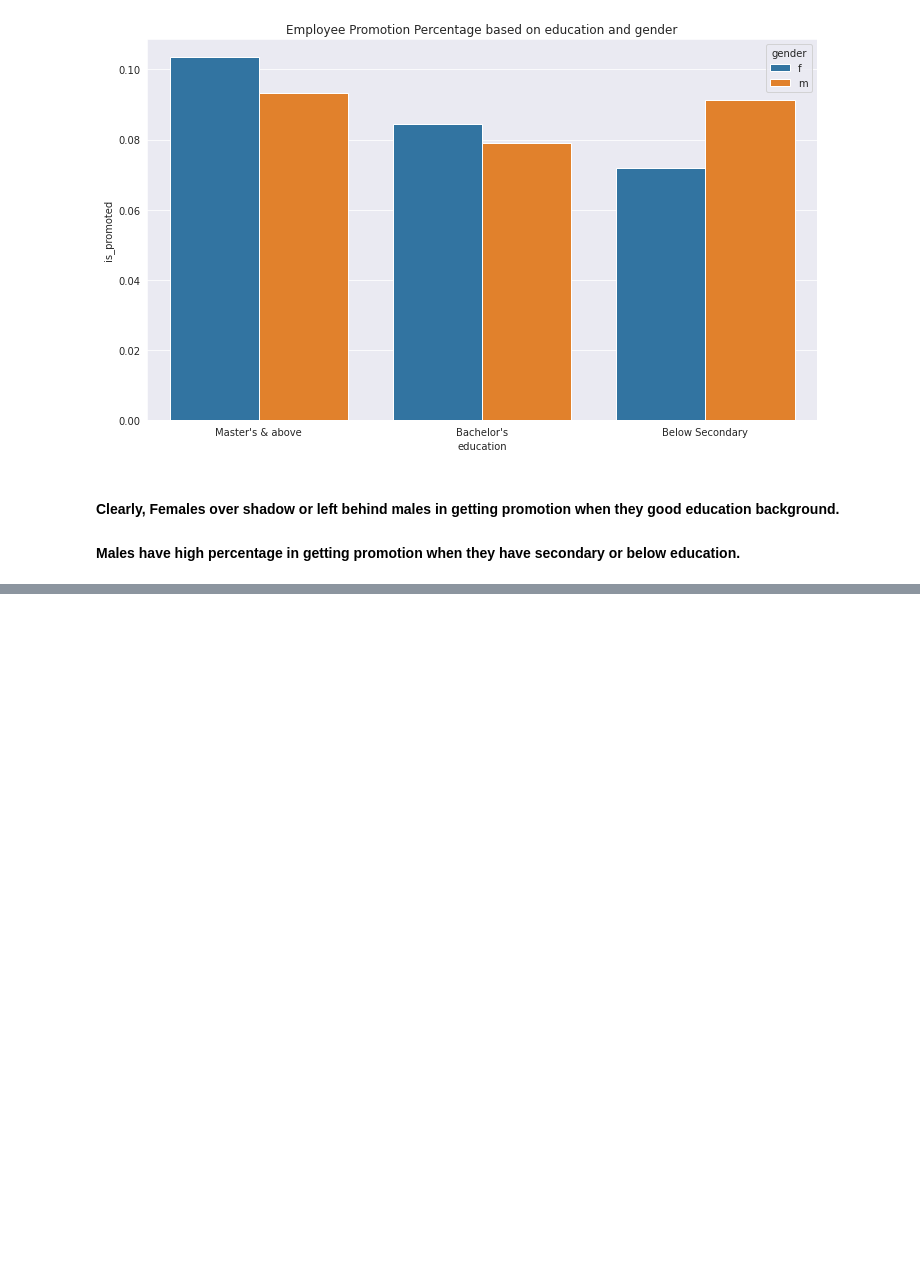
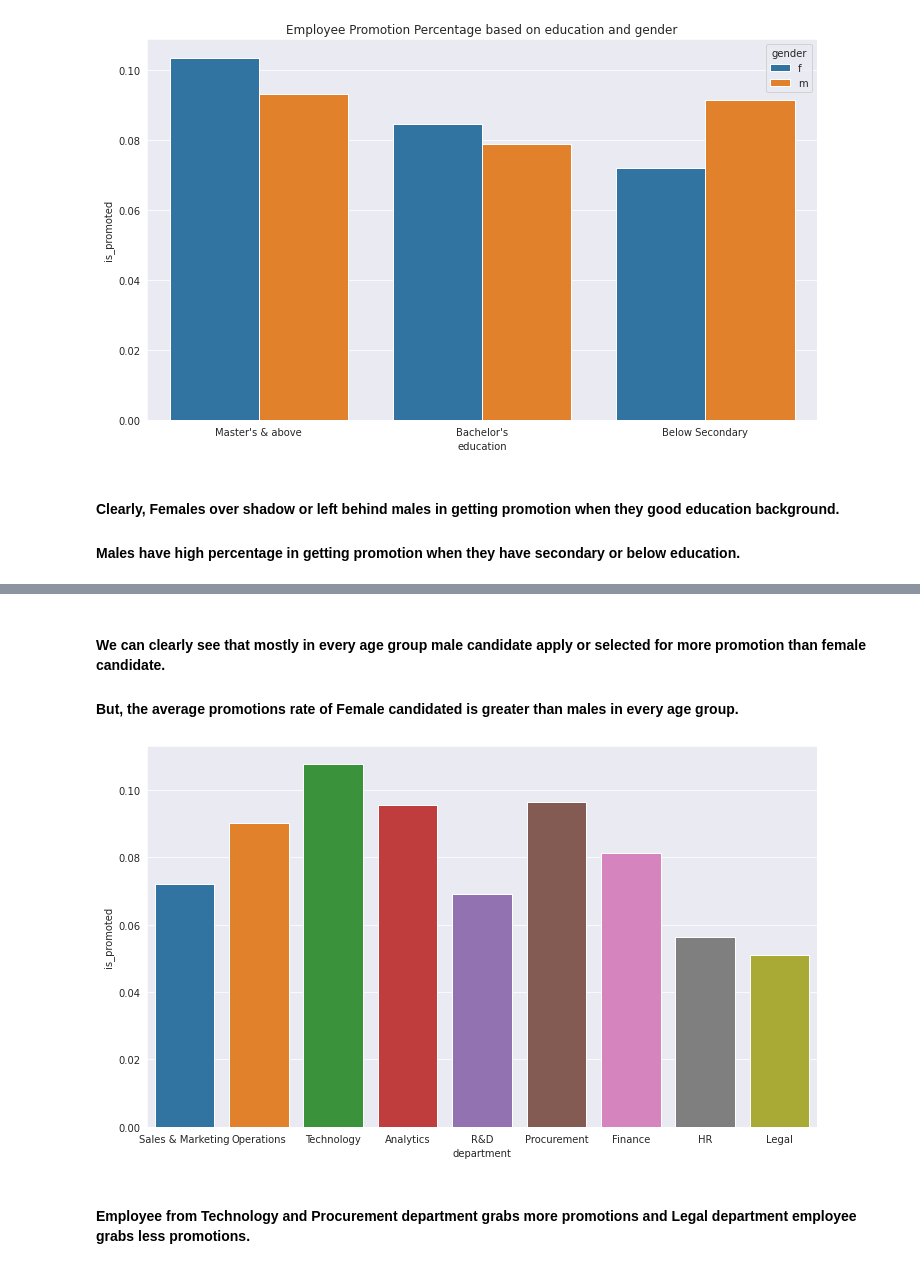
Before and after one commit to Abhishek768/HR-Analytics-Model, a Jupyter notebook: project.ipynb, the cells around one changed output, grey strips where cells are left out. Cells and saved outputs as stored; diff of their text form; code cells hidden in the pictures; blank space fills up the shorter version.

```diff
--- a/project.ipynb
+++ b/project.ipynb
@@ -265,0 +283,10 @@ plt.title('Employee Promotion Percentage based on education and gender');
+# %% [markdown]
+#### We can clearly see that mostly in every age group male candidate apply or selected for more promotion than female candidate.
+#### But, the average promotions rate of Female candidated is greater than males in every age group.
+# %%
+plt.figure(figsize=(12,7));
+sns.barplot(df['department'], df['is_promoted'], ci=False, estimator=np.mean);
+# %% [output]
+[figure, added]
+# %% [markdown]
+#### Employee from Technology and Procurement department grabs more promotions and Legal department employee grabs less promotions.
```
Also changed, not shown: parts of 5 cells of this notebook.
